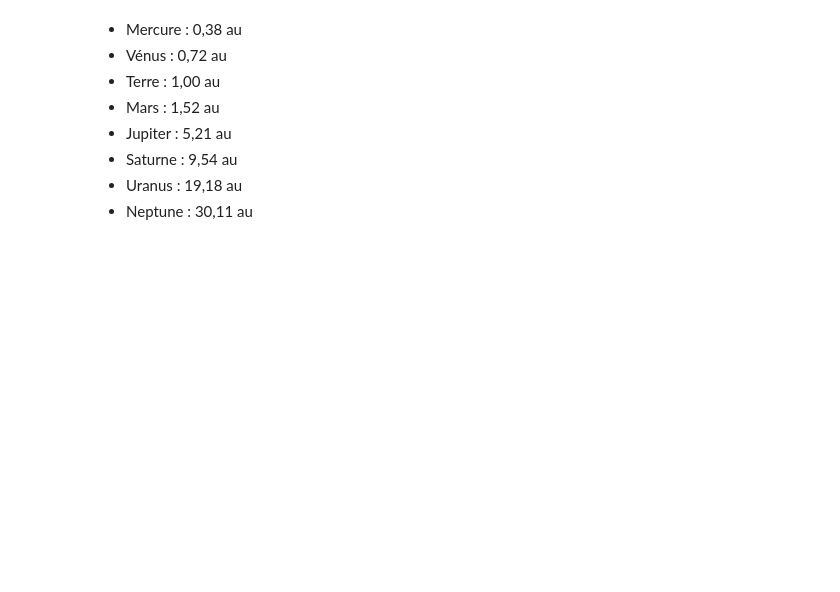
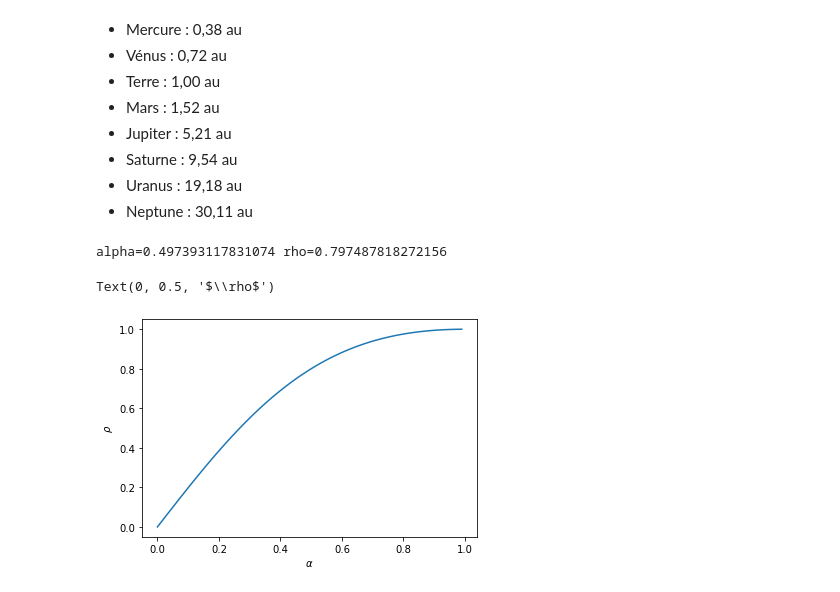
Before and after one commit to letsop/Fourier, a Jupyter notebook: Fourier.ipynb, the cells around one changed output. Cells and saved outputs as stored; diff of their text form; code cells hidden in the pictures; blank space fills up the shorter version.

```diff
--- a/Fourier.ipynb
+++ b/Fourier.ipynb
@@ -15,4 +16,4 @@ $$f(\theta)=\dfrac{1}{\sqrt{1+\alpha\cos(\theta)}}$$
 # %%
-r=0.3  #ratio of distances to Sun of 2 planets
-alpha=2*r/(1+r**2)
-print(alpha)
+alpha=0.3  #ratio of distances to Sun of 2 planets
+rho=2*alpha/(1+alpha**2)
+print('alpha={} rho={}'.format(alpha,rho))
@@ -19,6 +22,6 @@ print(alpha)
 # %%
 def f(theta):
-    return 1/(1+alpha*cos(theta))**0.5
+    return 1/(1+rho*cos(theta))**0.5
 # %% [markdown]
 Décomposition en série de Fourier d'une fonction $f$ périodique
 $$f(\theta)=\sum_{n=-\infty}^{n=+\infty} a_ne^{in\theta}$$
@@ -112,15 +124,20 @@ def calc_a(Nf,Nint):
     <li>Neptune : 30,11 au
     </ul>
 # %%
-# Exemple Uranus/Neptune
-r=19.18/30.11
-alpha=2*r/(1+r**2)
-print('r={} alpha={}'.format(r,alpha))
+# Exemple Saturne/Uranus
+alpha=9.54/19.18
+rho=2*alpha/(1+alpha**2)
+print('alpha={} rho={}'.format(alpha,rho))
+# %% [output]
+alpha=0.497393117831074 rho=0.797487818272156
 # %%
-alpha_=[]
-r_=[k/nbp for k in range(nbp)]
-alpha_=[2*r/(1+r**2) for r in r_]
-plot(r_,alpha_)
-xlabel('r')
-ylabel(r'$\alpha$')
+rho_=[]
+alpha_=[k/nbp for k in range(nbp)]
+rho_=[2*alpha/(1+alpha**2) for alpha in alpha_]
+plot(alpha_,rho_)
+xlabel(r'$\alpha$')
+ylabel(r'$\rho$')
+# %% [output]
+Text(0, 0.5, '$\\rho$')
+[figure, added]
 # %%
```
Also changed, not shown: parts of 6 cells of this notebook.
